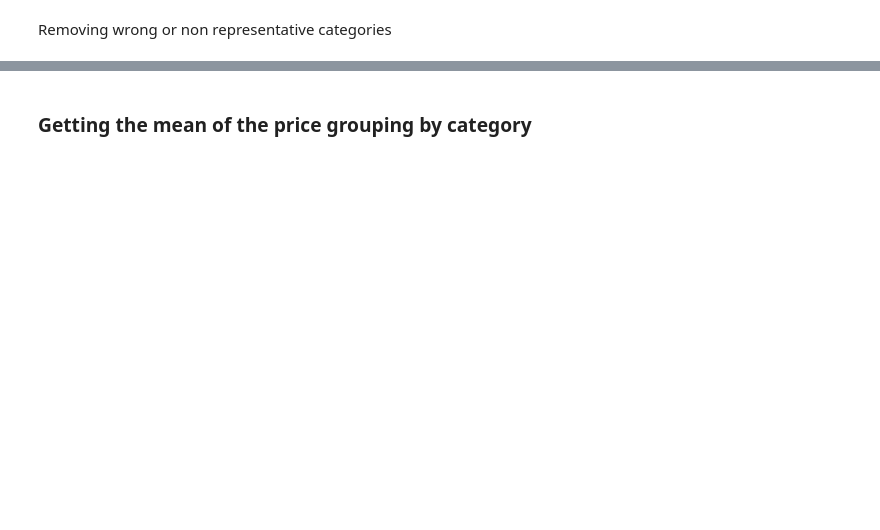
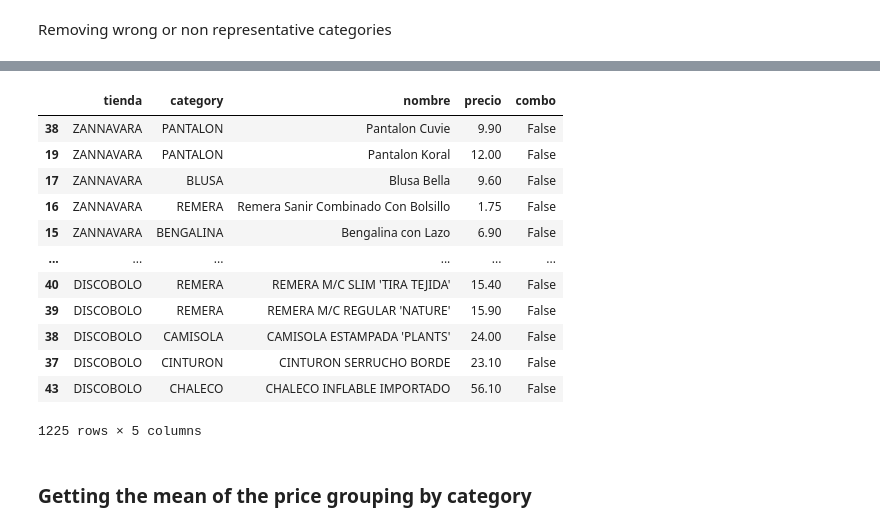
Before and after one commit to brunojaime/scrapping_clothe_stores, a Jupyter notebook: scrapping_tienda_ropa.ipynb, the cells around one changed output, grey strips where cells are left out. Saved outputs shown, nothing was run; the diff lists cells and outputs as text; code cells hidden in the pictures; blank space fills up the shorter version.

```diff
--- a/scrapping_tienda_ropa.ipynb
+++ b/scrapping_tienda_ropa.ipynb
@@ -301,10 +374,26 @@ cat['tienda'].count()
 # %%
-category_to_filter = ['X','GIFT']
+category_to_filter = category_group[category_group['tienda']>5]
 df_tiendas_nube_filter = df_tiendas_nube[~df_tiendas_nube['category'].isin(category_to_filter)]
 #df_tiendas_nube_filter['precio'].groupby(df_tiendas_nube_filter['category']).mean()
 
 df_tiendas_nube_filter['precio'] = df_tiendas_nube_filter['precio'].str.replace('$','').str.split(',').str[0].astype(float).round(2)
-df_tiendas_nube_filter.info()
+df_tiendas_nube_filter
+df_tiendas_nube_filter['category'].unique().size
+df_tiendas_nube_filter.sort_values('tienda',ascending=False)
+# %% [output]
+|  | tienda | category | nombre | precio | combo |
+| 38 | ZANNAVARA | PANTALON | Pantalon Cuvie | 9.90 | False |
+| 19 | ZANNAVARA | PANTALON | Pantalon Koral | 12.00 | False |
+| 17 | ZANNAVARA | BLUSA | Blusa Bella | 9.60 | False |
+| 16 | ZANNAVARA | REMERA | Remera Sanir Combinado Con Bolsillo | 1.75 | False |
+| 15 | ZANNAVARA | BENGALINA | Bengalina con Lazo | 6.90 | False |
+| ... | ... | ... | ... | ... | ... |
+| 40 | DISCOBOLO | REMERA | REMERA M/C SLIM 'TIRA TEJIDA' | 15.40 | False |
+| 39 | DISCOBOLO | REMERA | REMERA M/C REGULAR 'NATURE' | 15.90 | False |
+| 38 | DISCOBOLO | CAMISOLA | CAMISOLA ESTAMPADA 'PLANTS' | 24.00 | False |
+| 37 | DISCOBOLO | CINTURON | CINTURON SERRUCHO BORDE | 23.10 | False |
+| 43 | DISCOBOLO | CHALECO | CHALECO INFLABLE IMPORTADO | 56.10 | False |
+1225 rows × 5 columns
 # %% [markdown]
 ### Getting the mean of the price grouping by category
 # %%
```
Also changed, not shown: parts of 15 cells of this notebook.
